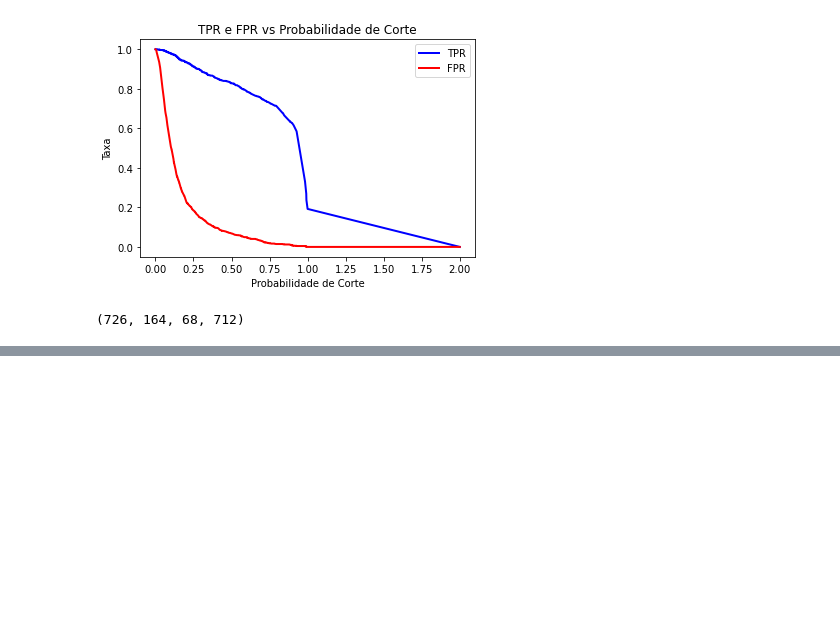
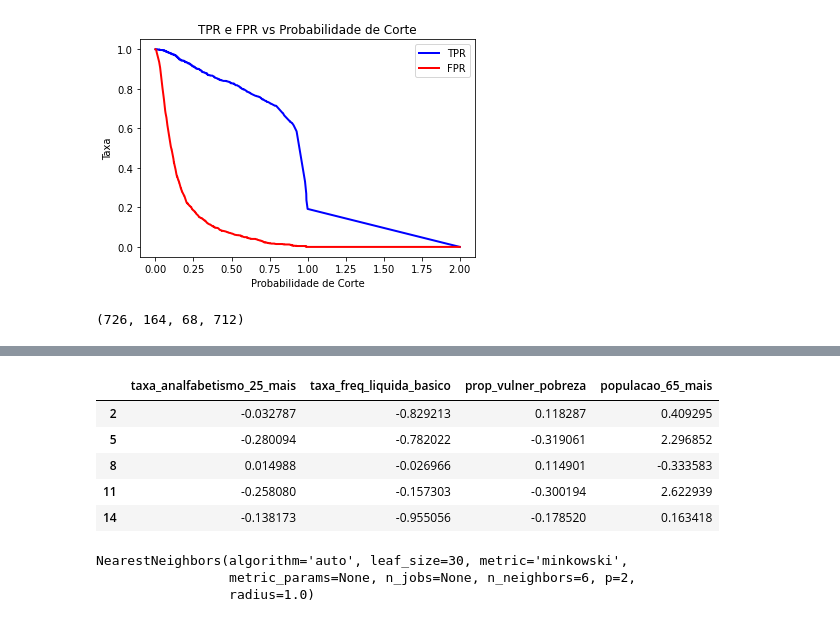
Before and after one commit to GCabral95/Aprendizado_Supervisionado, a Jupyter notebook: KNN_.ipynb, the cells around one changed output, grey strips where cells are left out. Cells and saved outputs as stored; diff of their text form; code cells hidden in the pictures; blank space fills up the shorter version.

```diff
--- a/KNN_.ipynb
+++ b/KNN_.ipynb
@@ -483,0 +507,22 @@ tn, fp, fn, tp = confusion_matrix(y_test,y_score).ravel()
+# %%
+colunas = [
+    'taxa_analfabetismo_25_mais','taxa_freq_liquida_basico',
+         'prop_vulner_pobreza','populacao_65_mais'
+]
+# %%
+escaladas = {}
+X_escal = X.copy()
+for col in colunas:
+    scaler = RobustScaler()
+    scaler.fit(X_escal[[col]])
+    X_escal.loc[:,col] = scaler.transform(X_escal[[col]])
+    escaladas[col] = scaler
+# %%
+X_escal.head()
+# %% [output]
+|  | taxa_analfabetismo_25_mais | taxa_freq_liquida_basico | prop_vulner_pobreza | populacao_65_mais |
+| 2 | -0.032787 | -0.829213 | 0.118287 | 0.409295 |
+| 5 | -0.280094 | -0.782022 | -0.319061 | 2.296852 |
+| 8 | 0.014988 | -0.026966 | 0.114901 | -0.333583 |
+| 11 | -0.258080 | -0.157303 | -0.300194 | 2.622939 |
+| 14 | -0.138173 | -0.955056 | -0.178520 | 0.163418 |
@@ -483,0 +533,6 @@ tn, fp, fn, tp = confusion_matrix(y_test,y_score).ravel()
+# %%
+vizinhos.fit(X_escal)
+# %% [output]
+NearestNeighbors(algorithm='auto', leaf_size=30, metric='minkowski',
+                 metric_params=None, n_jobs=None, n_neighbors=6, p=2,
+                 radius=1.0)
```
Also changed, not shown: parts of 12 cells of this notebook.
